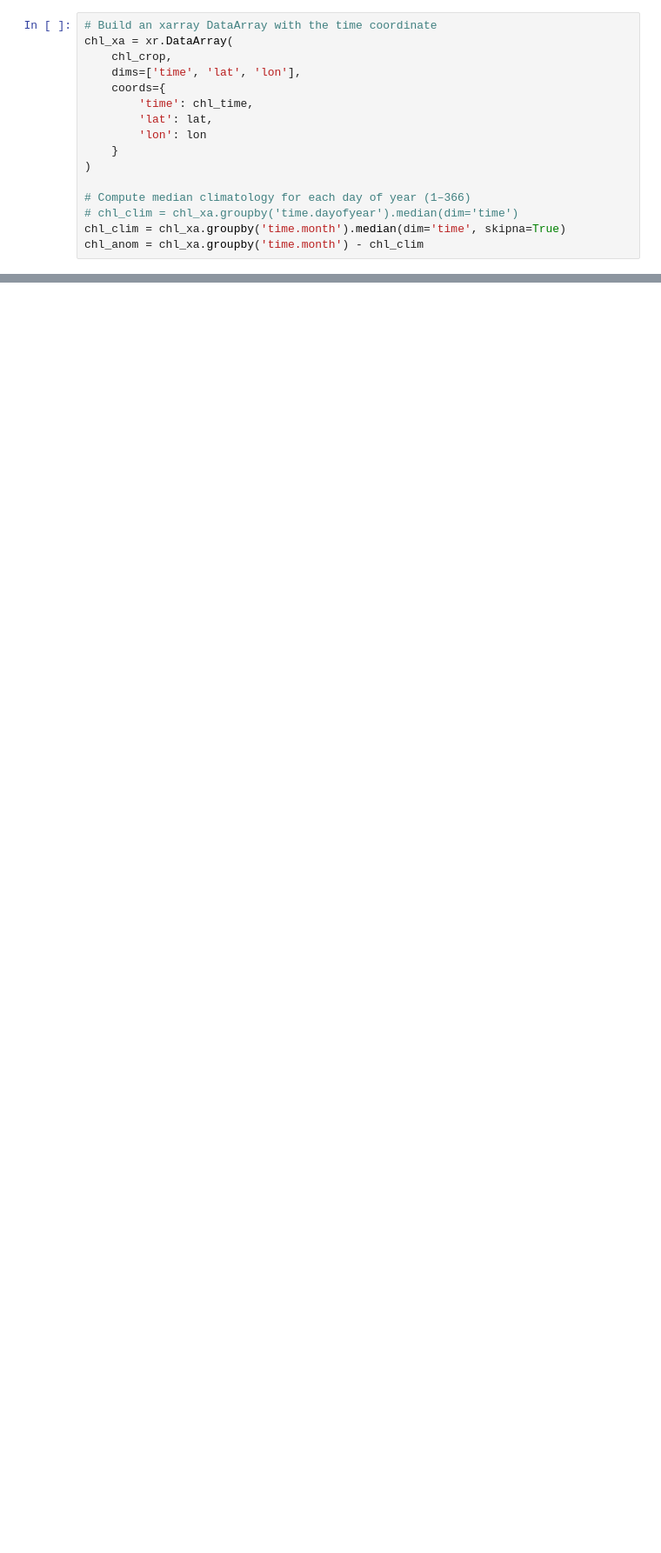
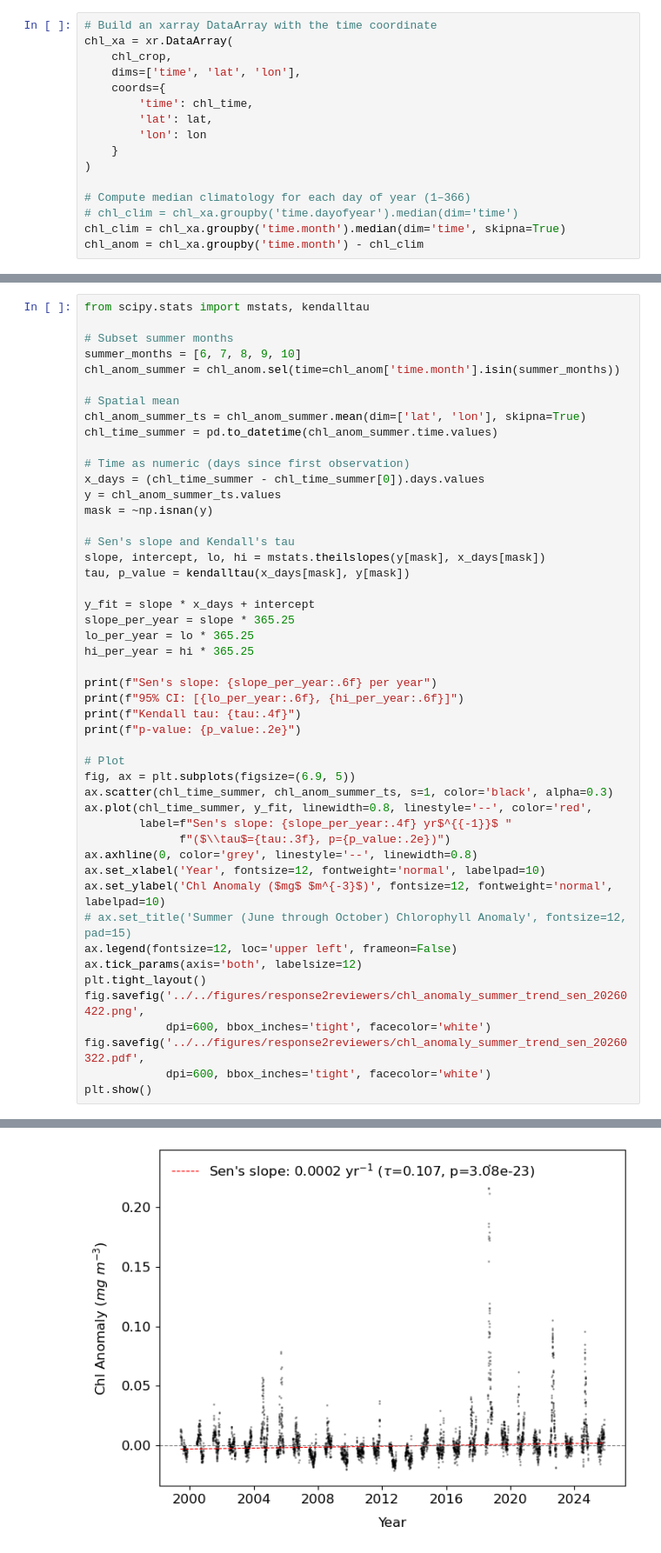
Before and after one commit to jamiesash/climate, a Jupyter notebook: code/pycode/small_region_chla_timeseries.ipynb, the cells around one changed output, grey strips where cells are left out. Shown at 87% size. Cells and saved outputs as stored; diff of their text form; blank space fills up the shorter version.

```diff
--- a/code/pycode/small_region_chla_timeseries.ipynb
+++ b/code/pycode/small_region_chla_timeseries.ipynb
@@ -169,0 +175,49 @@ p-value: 3.90e-26
+# %%
+from scipy.stats import mstats, kendalltau
+
+# Subset summer months
+summer_months = [6, 7, 8, 9, 10]
+chl_anom_summer = chl_anom.sel(time=chl_anom['time.month'].isin(summer_months))
+
+# Spatial mean
+chl_anom_summer_ts = chl_anom_summer.mean(dim=['lat', 'lon'], skipna=True)
+chl_time_summer = pd.to_datetime(chl_anom_summer.time.values)
+
+# Time as numeric (days since first observation)
+x_days = (chl_time_summer - chl_time_summer[0]).days.values
+y = chl_anom_summer_ts.values
+mask = ~np.isnan(y)
+
+# Sen's slope and Kendall's tau
+slope, intercept, lo, hi = mstats.theilslopes(y[mask], x_days[mask])
+tau, p_value = kendalltau(x_days[mask], y[mask])
+
+y_fit = slope * x_days + intercept
+slope_per_year = slope * 365.25
+lo_per_year = lo * 365.25
+hi_per_year = hi * 365.25
+
+print(f"Sen's slope: {slope_per_year:.6f} per year")
+print(f"95% CI: [{lo_per_year:.6f}, {hi_per_year:.6f}]")
+print(f"Kendall tau: {tau:.4f}")
+print(f"p-value: {p_value:.2e}")
+
+# Plot
+fig, ax = plt.subplots(figsize=(6.9, 5))
+ax.scatter(chl_time_summer, chl_anom_summer_ts, s=1, color='black', alpha=0.3)
+ax.plot(chl_time_summer, y_fit, linewidth=0.8, linestyle='--', color='red',
+        label=f"Sen's slope: {slope_per_year:.4f} yr$^{{-1}}$ "
+              f"($\\tau$={tau:.3f}, p={p_value:.2e})")
+ax.axhline(0, color='grey', linestyle='--', linewidth=0.8)
+ax.set_xlabel('Year', fontsize=12, fontweight='normal', labelpad=10)
+ax.set_ylabel('Chl Anomaly ($mg$ $m^{-3}$)', fontsize=12, fontweight='normal', labelpad=10)
+# ax.set_title('Summer (June through October) Chlorophyll Anomaly', fontsize=12, pad=15)
+ax.legend(fontsize=12, loc='upper left', frameon=False)
+ax.tick_params(axis='both', labelsize=12)
+plt.tight_layout()
+fig.savefig('../../figures/response2reviewers/chl_anomaly_summer_trend_sen_20260422.png',
+            dpi=600, bbox_inches='tight', facecolor='white')
+fig.savefig('../../figures/response2reviewers/chl_anomaly_summer_trend_sen_20260322.pdf',
+            dpi=600, bbox_inches='tight', facecolor='white')
+plt.show()
+# %% [output]
@@ -169,0 +228 @@ p-value: 3.90e-26
+[figure, added]
```
Also changed, not shown: parts of 8 cells of this notebook, 2 other files.
